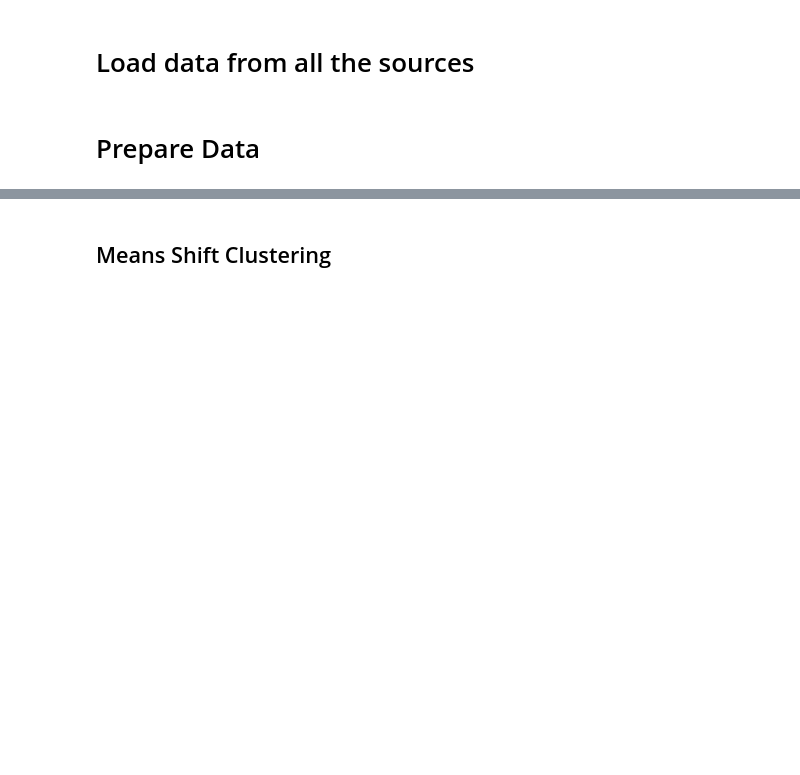
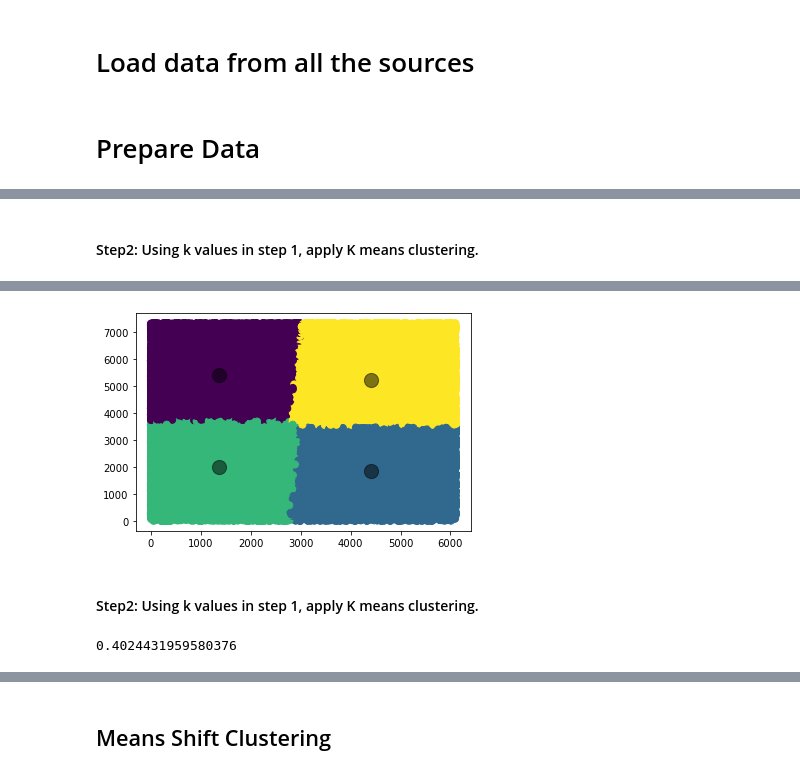
Before and after one commit to Iamnikhilramesh/Intern-files, a Jupyter notebook: Cluster analysis (Q2).ipynb, the cells around one changed output, grey strips where cells are left out. Drawn from its saved outputs; the diff is of its cells as text; code cells hidden in the pictures; blank space fills up the shorter version.

```diff
--- a/Cluster analysis (Q2).ipynb
+++ b/Cluster analysis (Q2).ipynb
@@ -117,0 +333,20 @@ plt.show()
+# %% [markdown]
+#### Step2: Using k values in step 1, apply K means clustering.
+# %%
+#Apply k means with k value 4 as seen in the above elbow graph
+kmeans = KMeans(n_clusters=4)
+kmeans.fit(X)
+y_kmeans = kmeans.predict(X)
+
+plt.scatter(X.product_name_code, X.bill_city_code, c=y_kmeans, s=50, cmap='viridis')
+
+clusters=pd.DataFrame(X,columns=X.columns)
+clusters['label']=kmeans.labels_
+
+centers = kmeans.cluster_centers_
+plt.scatter(centers[:, 0], centers[:, 1], c='black', s=200, alpha=0.5)
+#How many orders are there in each clusters
+pie=clusters.groupby('label').size().reset_index()
+pie.columns=['label','value']
+px.pie(pie,values='value',names='label',color=['blue','red','green','yellow'])
+# %% [output]
@@ -117,0 +354,8 @@ plt.show()
+[figure, added]
+# %% [markdown]
+#### Step2: Using k values in step 1, apply K means clustering.
+# %%
+score = silhouette_score(X, kmeans.labels_, metric = 'euclidean')
+score
+# %% [output]
+0.4024431959580376
```
Also changed, not shown: parts of 58 cells of this notebook.
